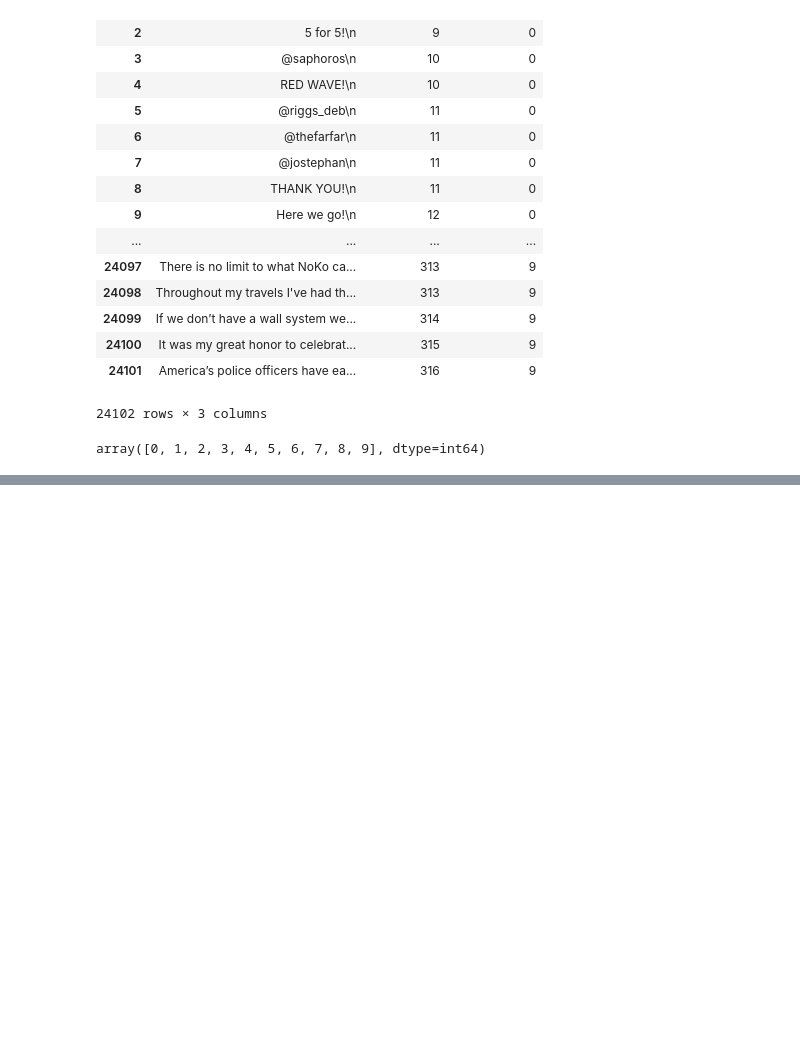
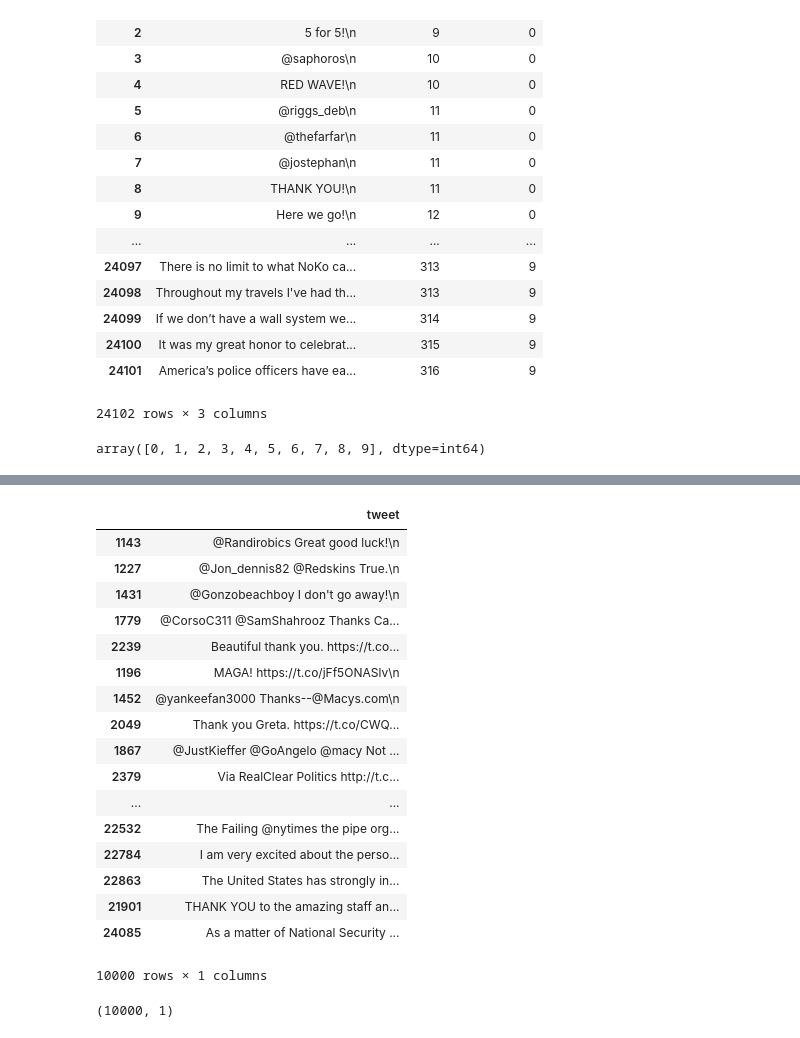
Before and after one commit to hanselringger/Econ213HW, a Jupyter notebook: TweetSelecter.ipynb, the cells around one changed output, grey strips where cells are left out. Saved outputs shown, nothing was run; the diff lists cells and outputs as text; code cells hidden in the pictures; blank space fills up the shorter version.

```diff
--- a/TweetSelecter.ipynb
+++ b/TweetSelecter.ipynb
@@ -88,7 +100,32 @@ tempdataframe.head()
 # %%
 tempdataframe = tempdataframe.drop(['tweetlength', 'BinnedTweets'], axis=1)
+# %%
+tempdataframe
+# %% [output]
+|  | tweet |
+| 1143 | @Randirobics Great good luck!\n |
+| 1227 | @Jon_dennis82 @Redskins True.\n |
+| 1431 | @Gonzobeachboy I don't go away!\n |
+| 1779 | @CorsoC311 @SamShahrooz Thanks Ca... |
+| 2239 | Beautiful thank you. https://t.co... |
+| 1196 | MAGA! https://t.co/jFf5ONASlv\n |
+| 1452 | @yankeefan3000 Thanks--@Macys.com\n |
+| 2049 | Thank you Greta. https://t.co/CWQ... |
+| 1867 | @JustKieffer @GoAngelo @macy Not ... |
+| 2379 | Via RealClear Politics http://t.c... |
+| ... | ... |
+| 22532 | The Failing @nytimes the pipe org... |
+| 22784 | I am very excited about the perso... |
+| 22863 | The United States has strongly in... |
+| 21901 | THANK YOU to the amazing staff an... |
+| 24085 | As a matter of National Security ... |
+10000 rows × 1 columns
 # %%
 tenthousandtweets = tempdataframe.values
+# %%
+tenthousandtweets.shape
+# %% [output]
+(10000, 1)
 # %%
 tenthousandtweets
 # %% [output]
```
Also changed, not shown: parts of 4 cells of this notebook.
